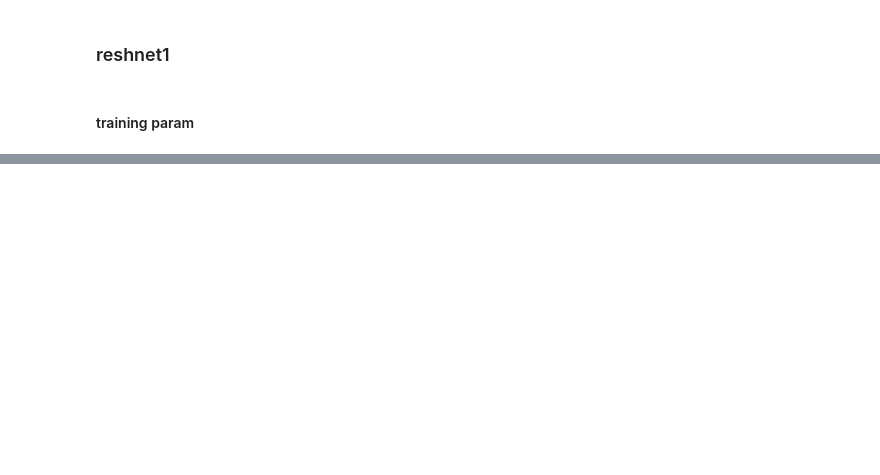
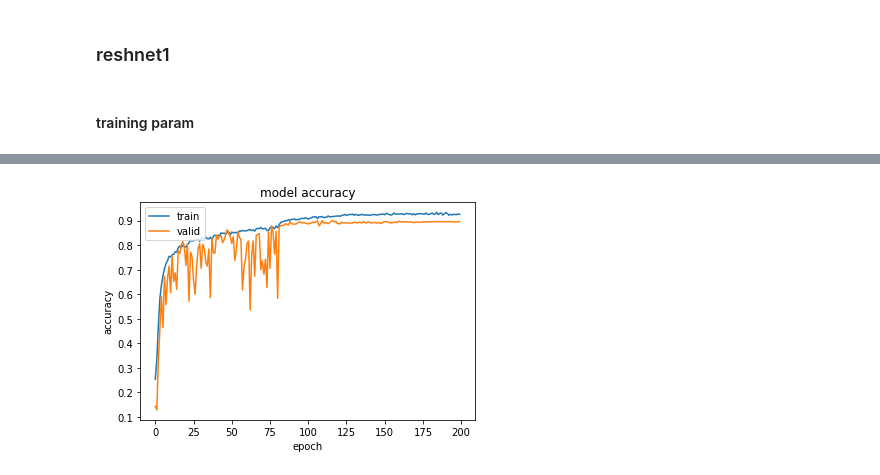
Before and after one commit to bagusyusuf/SetiProject, a Jupyter notebook: notebookVersion.ipynb, the cells around one changed output, grey strips where cells are left out. Saved outputs shown, nothing was run; the diff lists cells and outputs as text; code cells hidden in the pictures; blank space fills up the shorter version.

```diff
--- a/notebookVersion.ipynb
+++ b/notebookVersion.ipynb
@@ -32,29 +32,30 @@ def hms_string(sec_elapsed):
 def preprocess(image, imageWidth, imageHeight) :
     return cv2.resize(image, (imageWidth, imageHeight))
 # %%
-def loadData(path, augment = False, preprocess = None) :
+def loadData(path, augment=False, preprocess=None):
     x = None
     y = np.empty(shape=(0,))
-    subDirs = [ name for name in os.listdir(path) if os.path.isdir(os.path.join(path, name)) ]
+    subDirs = [name for name in os.listdir(
+        path) if os.path.isdir(os.path.join(path, name))]
 
     for classNumber, subDir in enumerate(subDirs):
         tempX = []
         tempY = []
         classDirPath = os.path.join(path, subDir)
-        imageDir = [ name for name in os.listdir(classDirPath) if os.path.isfile(os.path.join(classDirPath, name)) ]
-        for index, imageName in  enumerate(imageDir) :
+        imageDir = [name for name in os.listdir(
+            classDirPath) if os.path.isfile(os.path.join(classDirPath, name))]
+        for index, imageName in enumerate(imageDir):
             image = cv2.imread(os.path.join(classDirPath, imageName))
-            if (preprocess) :
+            if (preprocess):
                 image = preprocess[0](image, preprocess[1], preprocess[2])
 
-            tempX.insert(index,image)
-            tempY.insert(index,subDir)
-#             break;
+            tempX.insert(index, image)
+            tempY.insert(index, subDir)
         if x is None:
             x = np.array(tempX)
-        else :
-            x = np.append(x, np.array(tempX), axis = 0)
-        y = np.append(y, np.array(tempY), axis = 0)
+        else:
+            x = np.append(x, np.array(tempX), axis=0)
+        y = np.append(y, np.array(tempY), axis=0)
     return x, y
 # %% [markdown]
 ### model function
@@ -644,0 +449,11 @@ model_2.save("./model/seti-resnet_v2.h5")
+# %%
+plt.plot(modelHistory.history['accuracy'])
+plt.plot(modelHistory.history['val_accuracy'])
+plt.title('model accuracy')
+plt.ylabel('accuracy')
+plt.xlabel('epoch')
+plt.legend(['train', 'valid'], loc='upper left')
+plt.savefig("./fig/modelAcc.png")
+plt.show()
+# %% [output]
+[figure, added]
```
Also changed, not shown: parts of 17 cells of this notebook, 5 other files.
